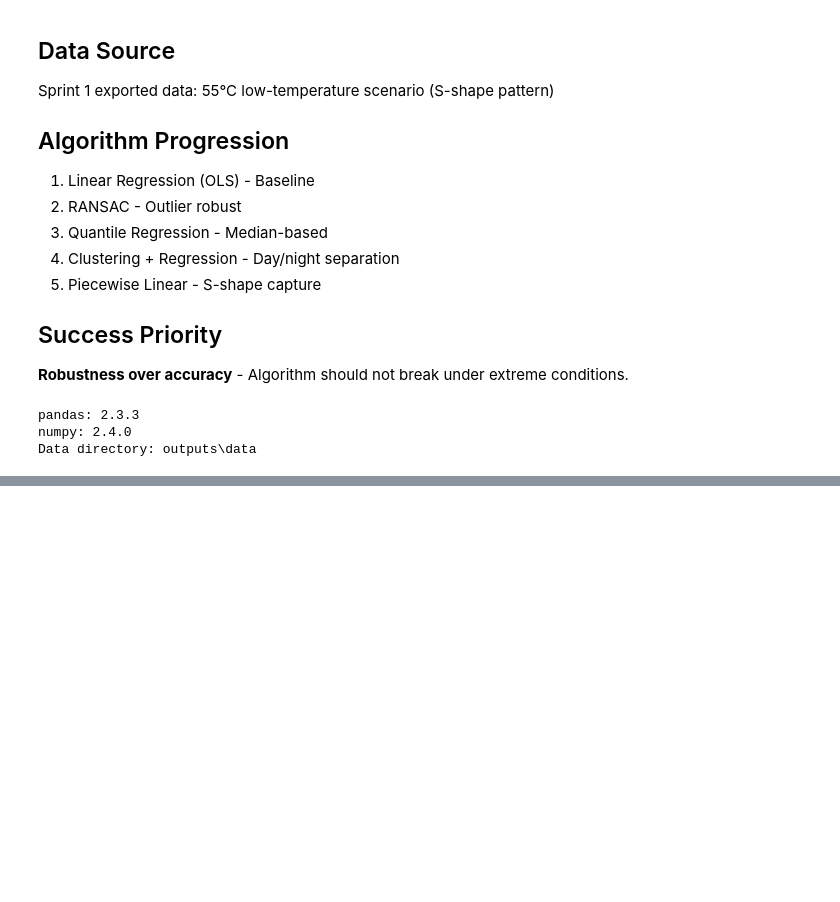
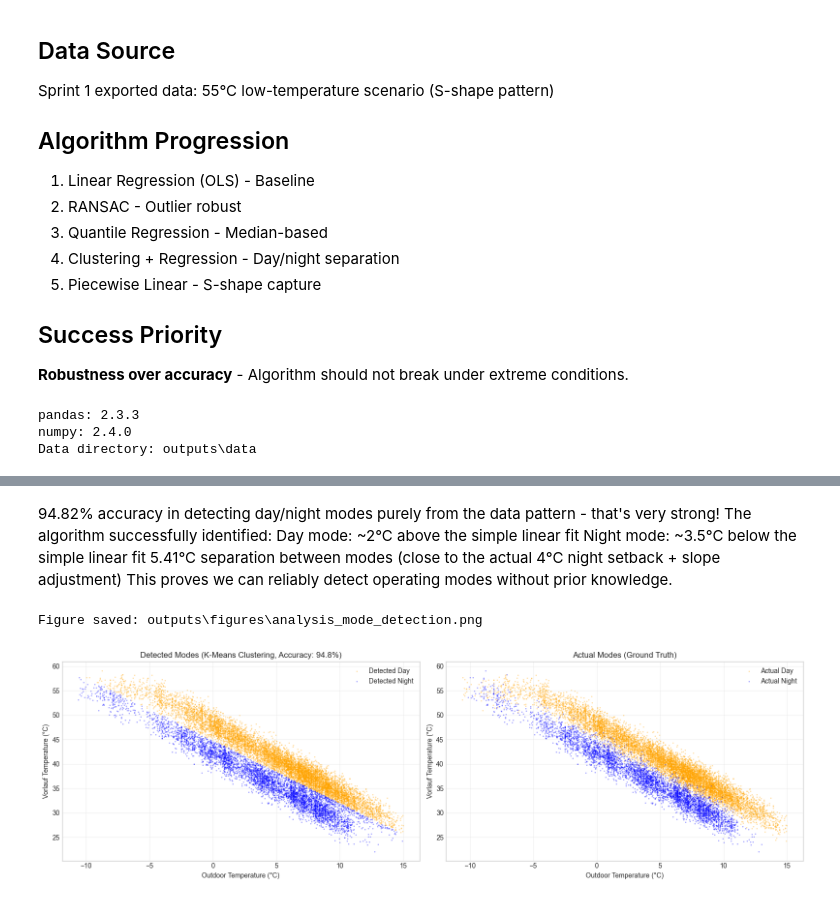
Before and after one commit to albertodiazdurana/DataScience_ResidentialEnergySystems, a Jupyter notebook: models/heating-curve/analysis.ipynb, the cells around one changed output, grey strips where cells are left out. Saved outputs shown, nothing was run; the diff lists cells and outputs as text; code cells hidden in the pictures; blank space fills up the shorter version.

```diff
--- a/models/heating-curve/analysis.ipynb
+++ b/models/heating-curve/analysis.ipynb
@@ -54,0 +330,47 @@ Data directory: outputs\data
+# %% [markdown]
+ 94.82% accuracy in detecting day/night modes purely from the data pattern - that's very strong! The algorithm successfully identified:
+Day mode: ~2°C above the simple linear fit
+Night mode: ~3.5°C below the simple linear fit
+5.41°C separation between modes (close to the actual 4°C night setback + slope adjustment)
+This proves we can reliably detect operating modes without prior knowledge.
+# %%
+# Cell 10 - Visualize Detected vs Actual Modes
+
+fig, axes = plt.subplots(1, 2, figsize=(16, 5))
+
+# Left: Detected modes
+ax = axes[0]
+day_mask = clusters == day_cluster
+night_mask = clusters == night_cluster
+ax.scatter(X_clean[day_mask], y_clean[day_mask], alpha=0.3, s=1, c='orange', label='Detected Day')
+ax.scatter(X_clean[night_mask], y_clean[night_mask], alpha=0.3, s=1, c='blue', label='Detected Night')
+ax.set_xlabel('Outdoor Temperature (°C)')
+ax.set_ylabel('Vorlauf Temperature (°C)')
+ax.set_title(f'Detected Modes (K-Means Clustering, Accuracy: {accuracy*100:.1f}%)')
+ax.legend()
+ax.grid(True, alpha=0.3)
+
+# Right: Actual modes (for comparison)
+ax = axes[1]
+day_data = df[~df['is_night']]
+night_data = df[df['is_night']]
+ax.scatter(day_data['t_outdoor'], day_data['t_vorlauf_lowtemp_m1'],
+           alpha=0.3, s=1, c='orange', label='Actual Day')
+ax.scatter(night_data['t_outdoor'], night_data['t_vorlauf_lowtemp_m1'],
+           alpha=0.3, s=1, c='blue', label='Actual Night')
+ax.set_xlabel('Outdoor Temperature (°C)')
+ax.set_ylabel('Vorlauf Temperature (°C)')
+ax.set_title('Actual Modes (Ground Truth)')
+ax.legend()
+ax.grid(True, alpha=0.3)
+
+plt.tight_layout()
+
+output_path = FIG_DIR / "analysis_mode_detection.png"
+plt.savefig(output_path, dpi=300, bbox_inches='tight')
+print(f"Figure saved: {output_path}")
+
+plt.show()
+# %% [output]
+Figure saved: outputs\figures\analysis_mode_detection.png
+[figure, added]
```
Also changed, not shown: parts of 30 cells of this notebook, 1 other file.
